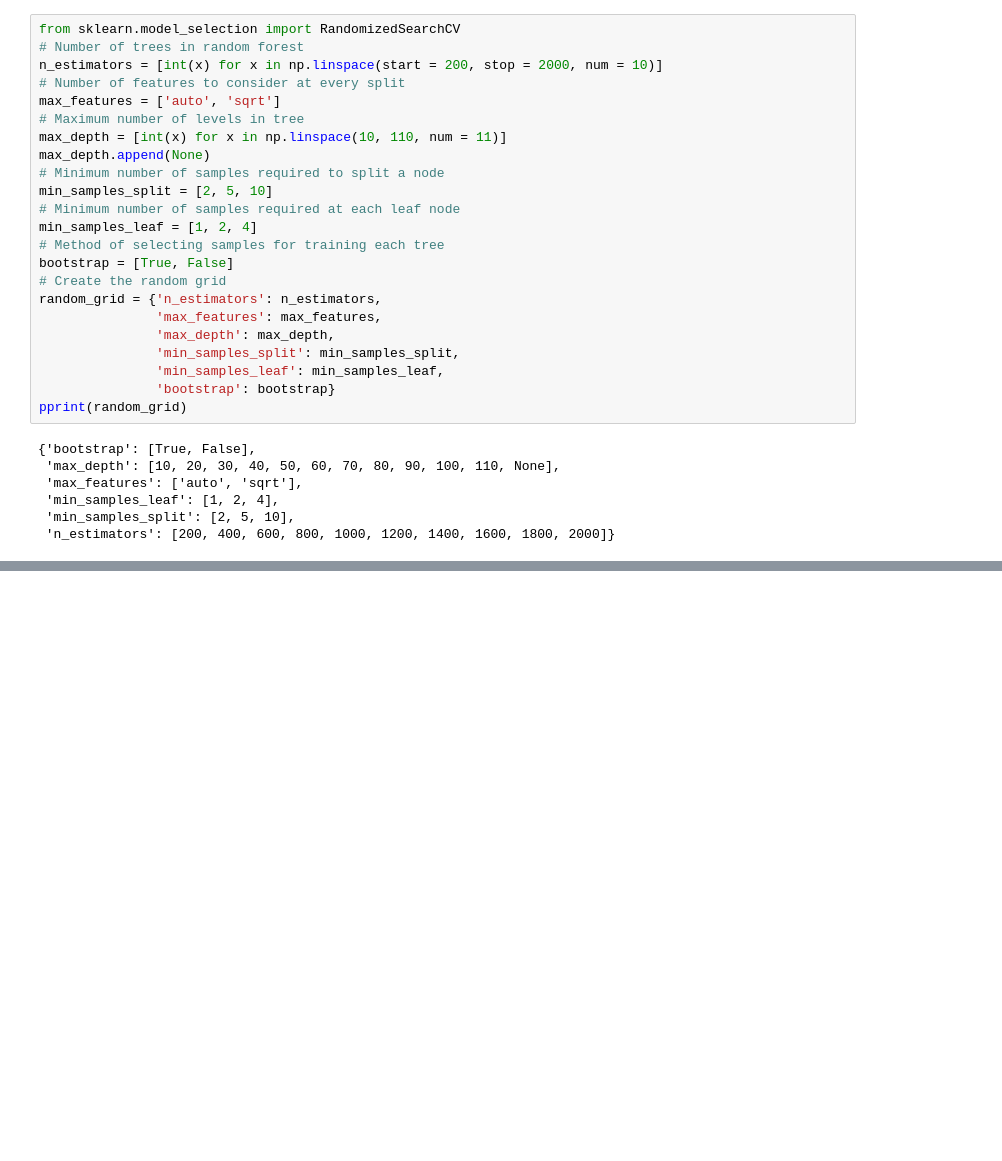
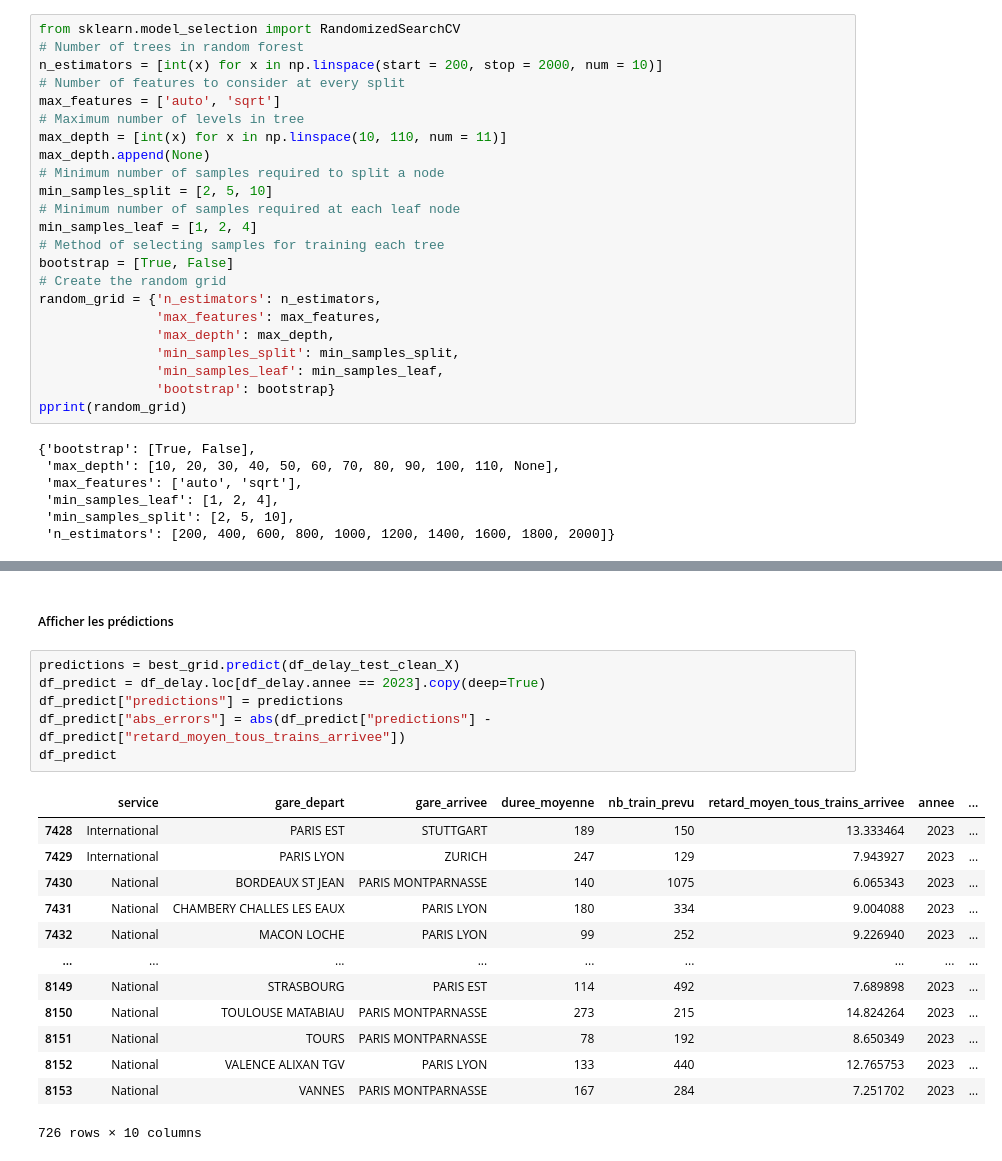
Before and after one commit to AxelV-hub/machine-learning-sncf-delay-estimation, a Jupyter notebook: notebooks/adrien.ipynb, the cells around one changed output, grey strips where cells are left out. Drawn from its saved outputs; the diff is of its cells as text; blank space fills up the shorter version.

```diff
--- a/notebooks/adrien.ipynb
+++ b/notebooks/adrien.ipynb
@@ -660,0 +662,22 @@ Improvement of -7.26%.
+# %% [markdown]
+##### Afficher les prédictions
+# %%
+predictions = best_grid.predict(df_delay_test_clean_X)
+df_predict = df_delay.loc[df_delay.annee == 2023].copy(deep=True)
+df_predict["predictions"] = predictions
+df_predict["abs_errors"] = abs(df_predict["predictions"] - df_predict["retard_moyen_tous_trains_arrivee"])
+df_predict
+# %% [output]
+|  | service | gare_depart | gare_arrivee | duree_moyenne | nb_train_prevu | retard_moyen_tous_trains_arrivee | annee | ... |
+| 7428 | International | PARIS EST | STUTTGART | 189 | 150 | 13.333464 | 2023 | ... |
+| 7429 | International | PARIS LYON | ZURICH | 247 | 129 | 7.943927 | 2023 | ... |
+| 7430 | National | BORDEAUX ST JEAN | PARIS MONTPARNASSE | 140 | 1075 | 6.065343 | 2023 | ... |
+| 7431 | National | CHAMBERY CHALLES LES EAUX | PARIS LYON | 180 | 334 | 9.004088 | 2023 | ... |
+| 7432 | National | MACON LOCHE | PARIS LYON | 99 | 252 | 9.226940 | 2023 | ... |
+| ... | ... | ... | ... | ... | ... | ... | ... | ... |
+| 8149 | National | STRASBOURG | PARIS EST | 114 | 492 | 7.689898 | 2023 | ... |
+| 8150 | National | TOULOUSE MATABIAU | PARIS MONTPARNASSE | 273 | 215 | 14.824264 | 2023 | ... |
+| 8151 | National | TOURS | PARIS MONTPARNASSE | 78 | 192 | 8.650349 | 2023 | ... |
+| 8152 | National | VALENCE ALIXAN TGV | PARIS LYON | 133 | 440 | 12.765753 | 2023 | ... |
+| 8153 | National | VANNES | PARIS MONTPARNASSE | 167 | 284 | 7.251702 | 2023 | ... |
+726 rows × 10 columns
```
Also changed, not shown: parts of 9 cells of this notebook.
